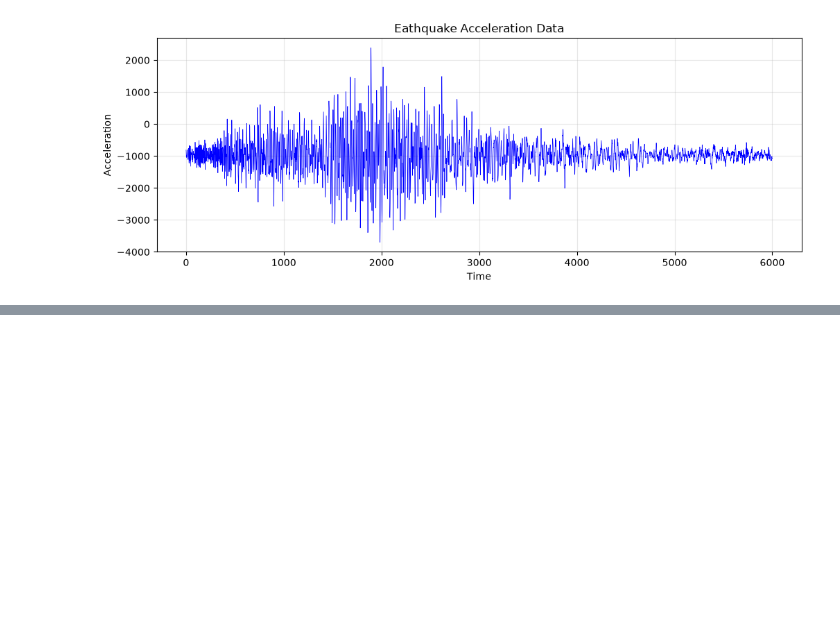
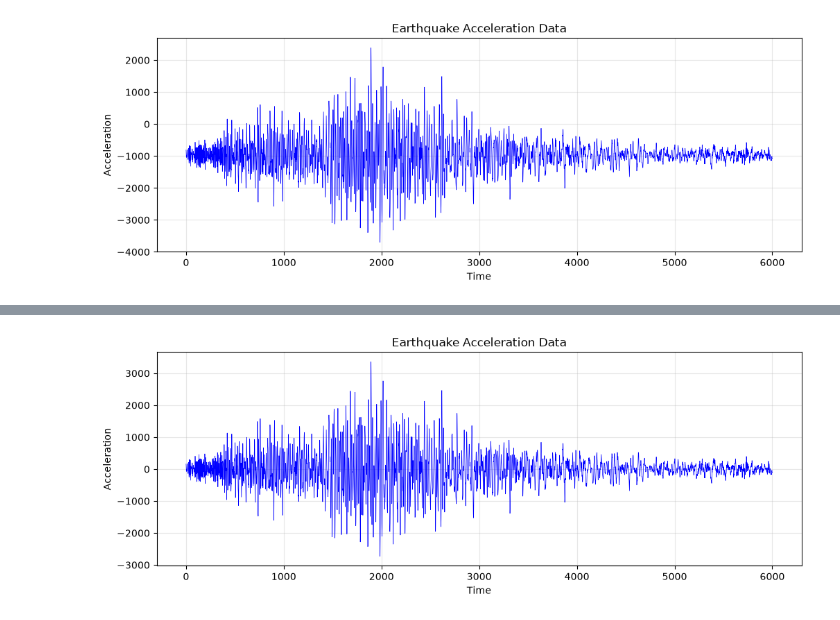
Before and after one commit to studealw/GAN_Framework_for_Synthetic_Earthquake_Waveform_Generation, a Jupyter notebook: data_plot.ipynb, the cells around one changed output, grey strips where cells are left out. Saved outputs shown, nothing was run; the diff lists cells and outputs as text; code cells hidden in the pictures; blank space fills up the shorter version.

```diff
--- a/data_plot.ipynb
+++ b/data_plot.ipynb
@@ -22,3 +22,6 @@ plt.ylabel("Acceleration")
 plt.grid(True,alpha = 0.3)
 # %% [output]
 [figure]
+# %%
+avg_data = df["Acceleration"].mean()
+avg_data
@@ -24,0 +30,2 @@ plt.grid(True,alpha = 0.3)
+# %%
+df["Acceleration"] = df["Acceleration"] - avg_data
@@ -24,0 +41,10 @@ plt.grid(True,alpha = 0.3)
+# %%
+plt.figure(figsize = (12,4))
+
+plt.plot(df["Acceleration"],color = "blue", linewidth = 0.5)
+plt.title("Earthquake Acceleration Data")
+plt.xlabel("Time")
+plt.ylabel("Acceleration")
+plt.grid(True,alpha = 0.3)
+# %% [output]
+[figure, added]
```
Also changed, not shown: parts of 3 cells of this notebook.
